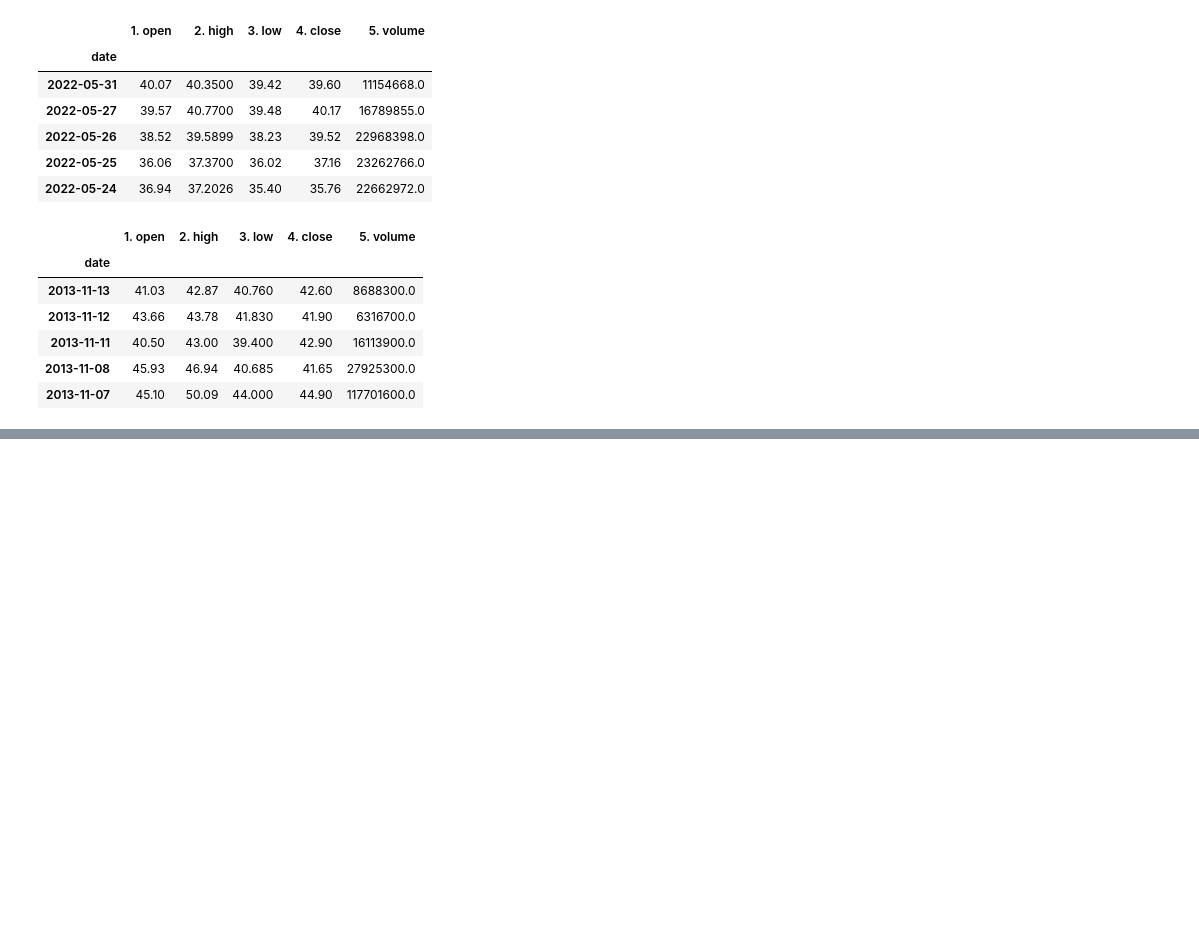
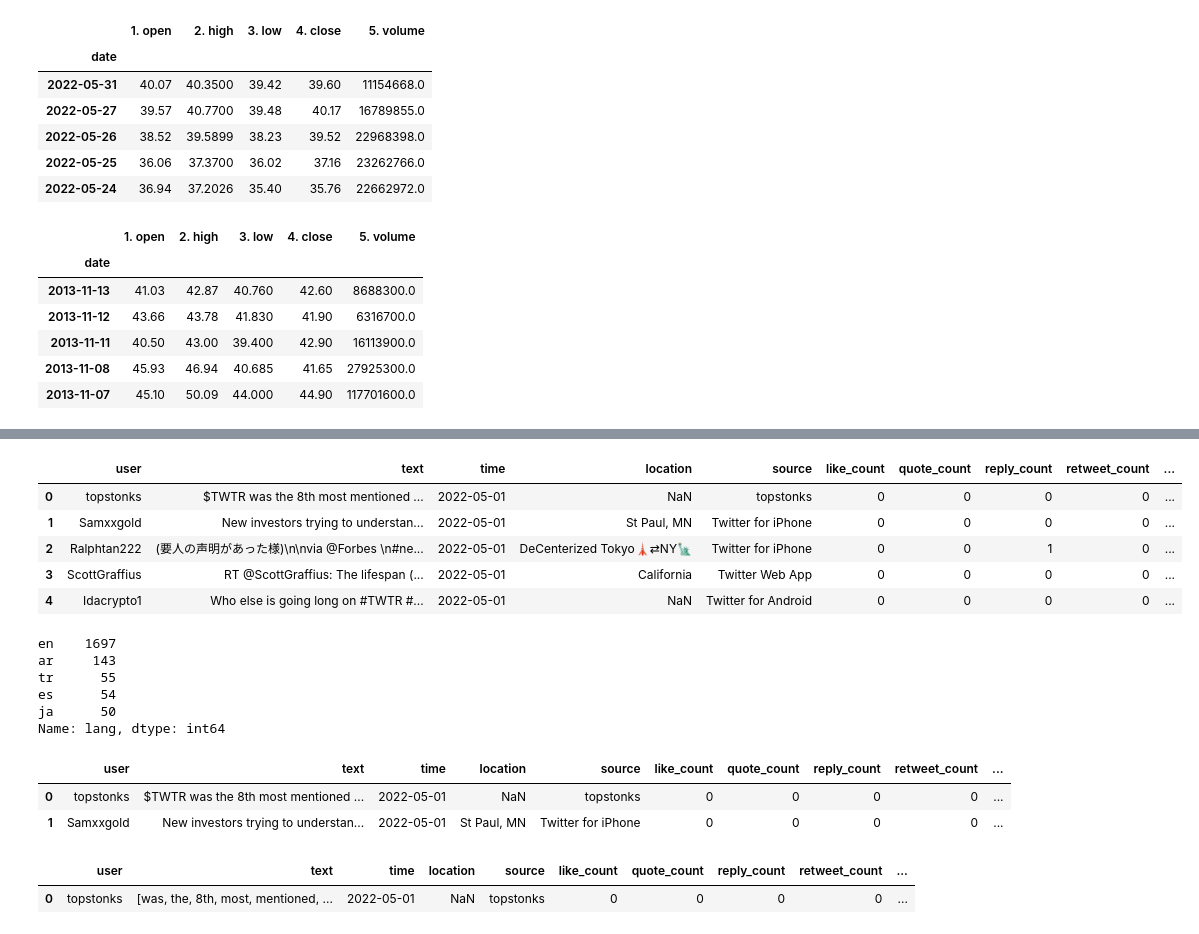
Before and after one commit to StockJanitor/CIS63_NLPTimeSeries, a Jupyter notebook: index.ipynb, the cells around one changed output, grey strips where cells are left out. Saved outputs shown, nothing was run; the diff lists cells and outputs as text; code cells hidden in the pictures; blank space fills up the shorter version.

```diff
--- a/index.ipynb
+++ b/index.ipynb
@@ -271,0 +454,41 @@ info.tail()
+# %%
+master_df4 = master_df3
+# detect language
+master_df4['lang'] = master_df3.text.apply(lambda x :lanDetectFunc(x))
+master_df4.head()
+# master_df3['translateText'] = master_df3['text'].apply(translator1.translate, dest='en').apply(getattr, args=('text',))
+# %% [output]
+|  | user | text | time | location | source | like_count | quote_count | reply_count | retweet_count | ... |
+| 0 | topstonks | $TWTR was the 8th most mentioned ... | 2022-05-01 | NaN | topstonks | 0 | 0 | 0 | 0 | ... |
+| 1 | Samxxgold | New investors trying to understan... | 2022-05-01 | St Paul, MN | Twitter for iPhone | 0 | 0 | 0 | 0 | ... |
+| 2 | Ralphtan222 | (要人の声明があった様)\n\nvia @Forbes \n#ne... | 2022-05-01 | DeCenterized Tokyo🗼⇄NY🗽 | Twitter for iPhone | 0 | 0 | 1 | 0 | ... |
+| 3 | ScottGraffius | RT @ScottGraffius: The lifespan (... | 2022-05-01 | California | Twitter Web App | 0 | 0 | 0 | 0 | ... |
+| 4 | Idacrypto1 | Who else is going long on #TWTR #... | 2022-05-01 | NaN | Twitter for Android | 0 | 0 | 0 | 0 | ... |
+# %%
+master_df4.lang.value_counts().head()
+# %% [output]
+en    1697
+ar     143
+tr      55
+es      54
+ja      50
+Name: lang, dtype: int64
+# %%
+# make new df, select only en
+master_df5 = master_df4[master_df4.lang =='en']
+master_df5.head(2)
+# %% [output]
+|  | user | text | time | location | source | like_count | quote_count | reply_count | retweet_count | ... |
+| 0 | topstonks | $TWTR was the 8th most mentioned ... | 2022-05-01 | NaN | topstonks | 0 | 0 | 0 | 0 | ... |
+| 1 | Samxxgold | New investors trying to understan... | 2022-05-01 | St Paul, MN | Twitter for iPhone | 0 | 0 | 0 | 0 | ... |
+# %%
+# assign new df
+master_df6 = master_df5
+# apply remove3 function
+master_df6.text = master_df6.text.apply(remove3)
+
+master_df6['text'] = master_df6.text.apply(lambda x : removeName(x.split()))
+master_df6.head(1)
+# %% [output]
+|  | user | text | time | location | source | like_count | quote_count | reply_count | retweet_count | ... |
+| 0 | topstonks | [was, the, 8th, most, mentioned, ... | 2022-05-01 | NaN | topstonks | 0 | 0 | 0 | 0 | ... |
```
Also changed, not shown: parts of 30 cells of this notebook, 1 other file.
